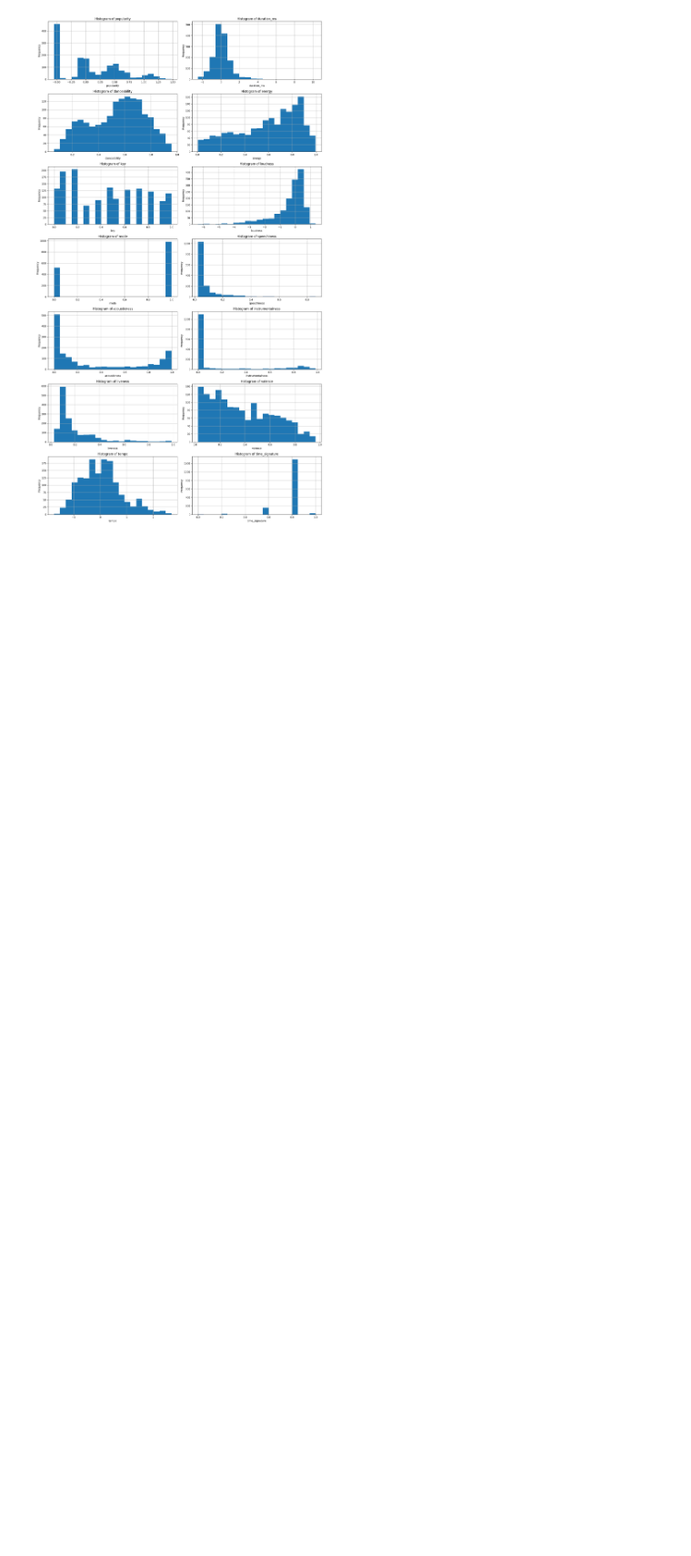
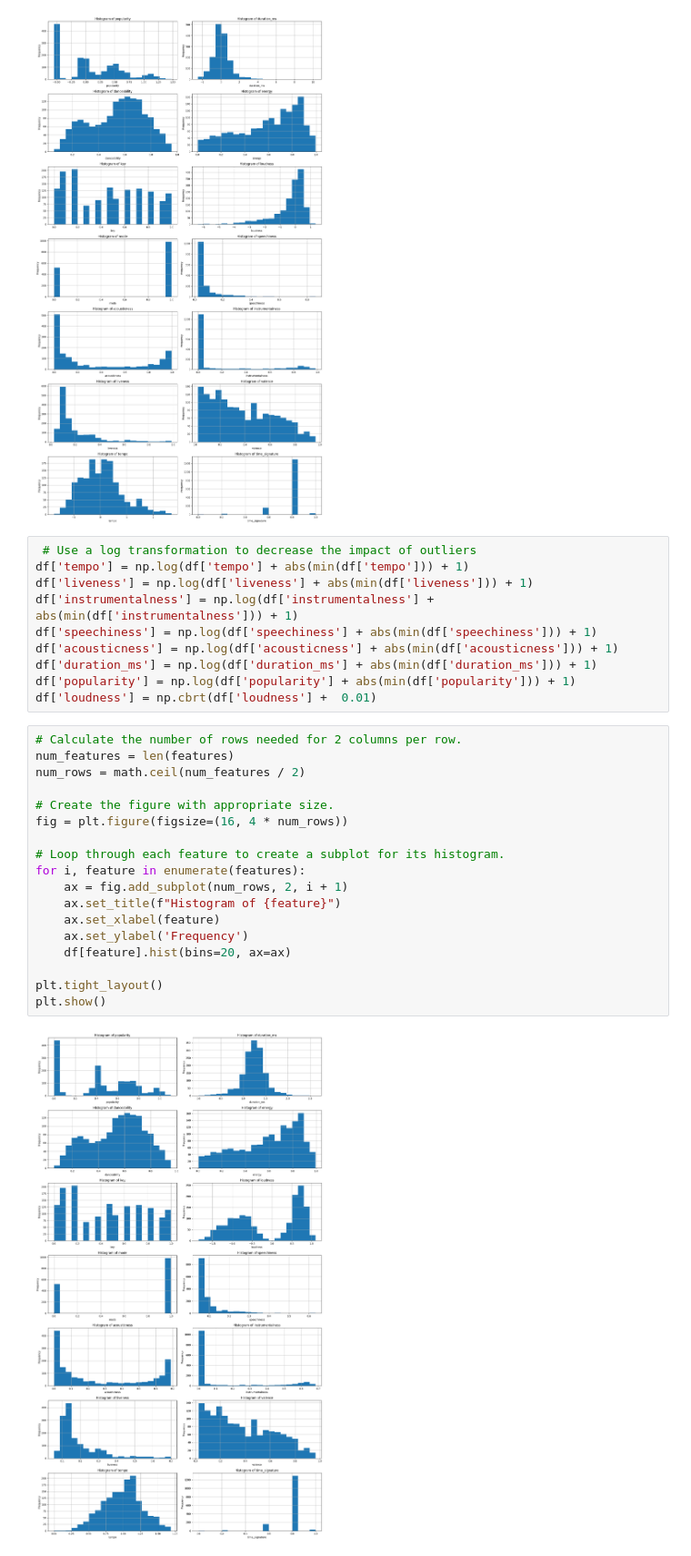
Before and after one commit to Whomstt/CS4168-Project, a Jupyter notebook: CS4168_Project.ipynb, the cells around one changed output. Shown at 91% size. Drawn from its saved outputs; the diff is of its cells as text; blank space fills up the shorter version.

```diff
--- a/CS4168_Project.ipynb
+++ b/CS4168_Project.ipynb
@@ -322,3 +324,33 @@ plt.tight_layout()
 plt.show()
 # %% [output]
 [figure]
+# %%
+ # Use a log transformation to decrease the impact of outliers
+df['tempo'] = np.log(df['tempo'] + abs(min(df['tempo'])) + 1)
+df['liveness'] = np.log(df['liveness'] + abs(min(df['liveness'])) + 1)
+df['instrumentalness'] = np.log(df['instrumentalness'] + abs(min(df['instrumentalness'])) + 1)
+df['speechiness'] = np.log(df['speechiness'] + abs(min(df['speechiness'])) + 1)
+df['acousticness'] = np.log(df['acousticness'] + abs(min(df['acousticness'])) + 1)
+df['duration_ms'] = np.log(df['duration_ms'] + abs(min(df['duration_ms'])) + 1)
+df['popularity'] = np.log(df['popularity'] + abs(min(df['popularity'])) + 1)
+df['loudness'] = np.cbrt(df['loudness'] +  0.01)
+# %%
+# Calculate the number of rows needed for 2 columns per row.
+num_features = len(features)
+num_rows = math.ceil(num_features / 2)
+
+# Create the figure with appropriate size.
+fig = plt.figure(figsize=(16, 4 * num_rows))
+
+# Loop through each feature to create a subplot for its histogram.
+for i, feature in enumerate(features):
+    ax = fig.add_subplot(num_rows, 2, i + 1)
+    ax.set_title(f"Histogram of {feature}")
+    ax.set_xlabel(feature)
+    ax.set_ylabel('Frequency')
+    df[feature].hist(bins=20, ax=ax)
+
+plt.tight_layout()
+plt.show()
+# %% [output]
+[figure, added]
```
Also changed, not shown: parts of 1 cell of this notebook.
